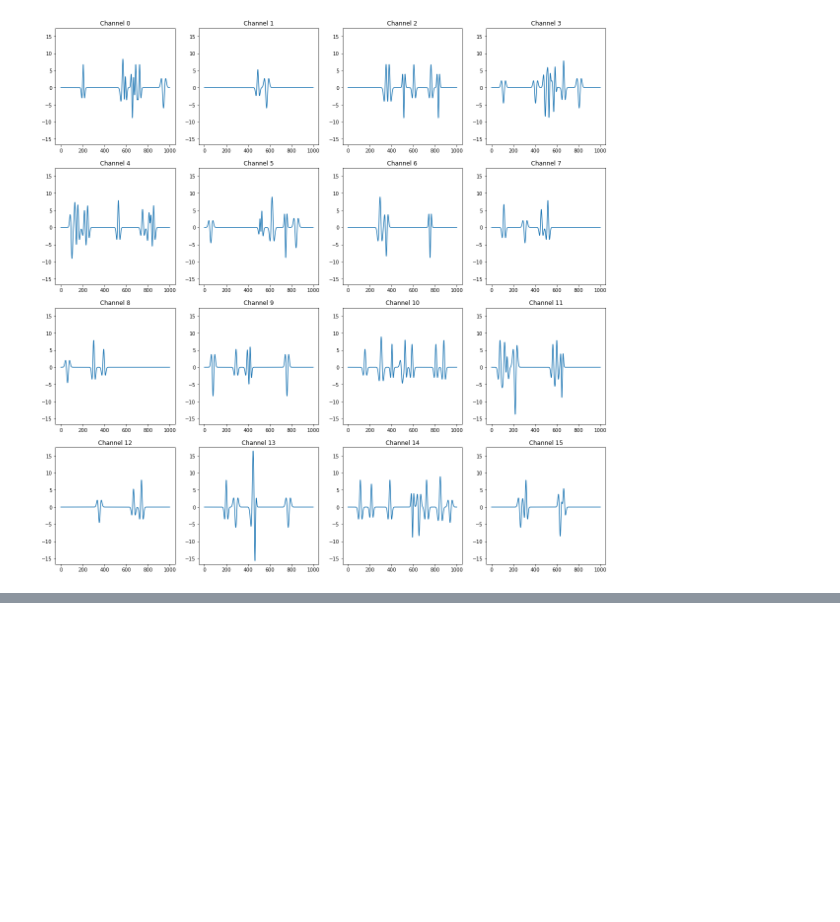
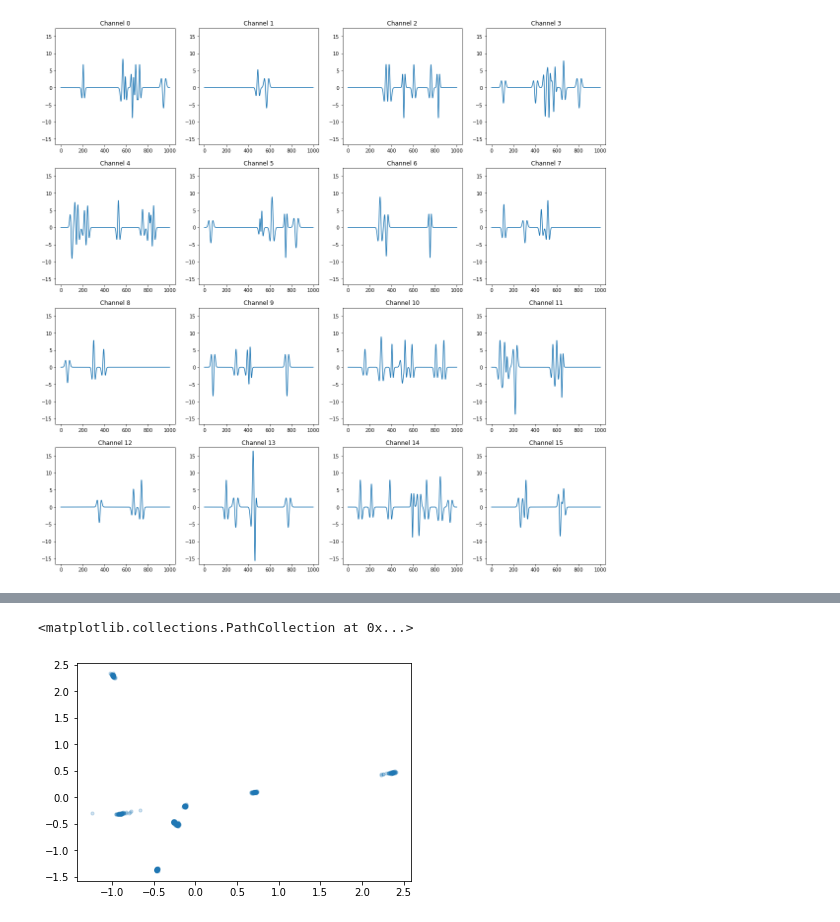
Before and after one commit to samirchowd/floodfill, a Jupyter notebook: rewrite/develop.ipynb, the cells around one changed output, grey strips where cells are left out. Saved outputs shown, nothing was run; the diff lists cells and outputs as text; code cells hidden in the pictures; blank space fills up the shorter version.

```diff
--- a/rewrite/develop.ipynb
+++ b/rewrite/develop.ipynb
@@ -275,0 +309,20 @@ ff.plotSpk(8)
+# %%
+from mpl_toolkits import mplot3d
+from sklearn.decomposition import PCA
+pca = PCA(n_components=3, whiten= True)
+pca.fit(waves)
+pca_data = pca.transform(waves)
+plt.scatter(pca_data[:, 0], pca_data[:, 1], 10, alpha = 0.2)
+# # Creating figure
+# fig = plt.figure(figsize = (10, 7))
+# ax = plt.axes(projection ="3d")
+
+# # Creating plot
+# ax.scatter3D(pca_data[:,0], pca_data[:,1], pca_data[:,2], color = "green")
+# plt.title("simple 3D scatter plot")
+
+# # show plot
+# plt.show()
+# %% [output]
+<matplotlib.collections.PathCollection at 0x...>
+[figure, added]
```
Also changed, not shown: parts of 8 cells of this notebook, 1 other file.
